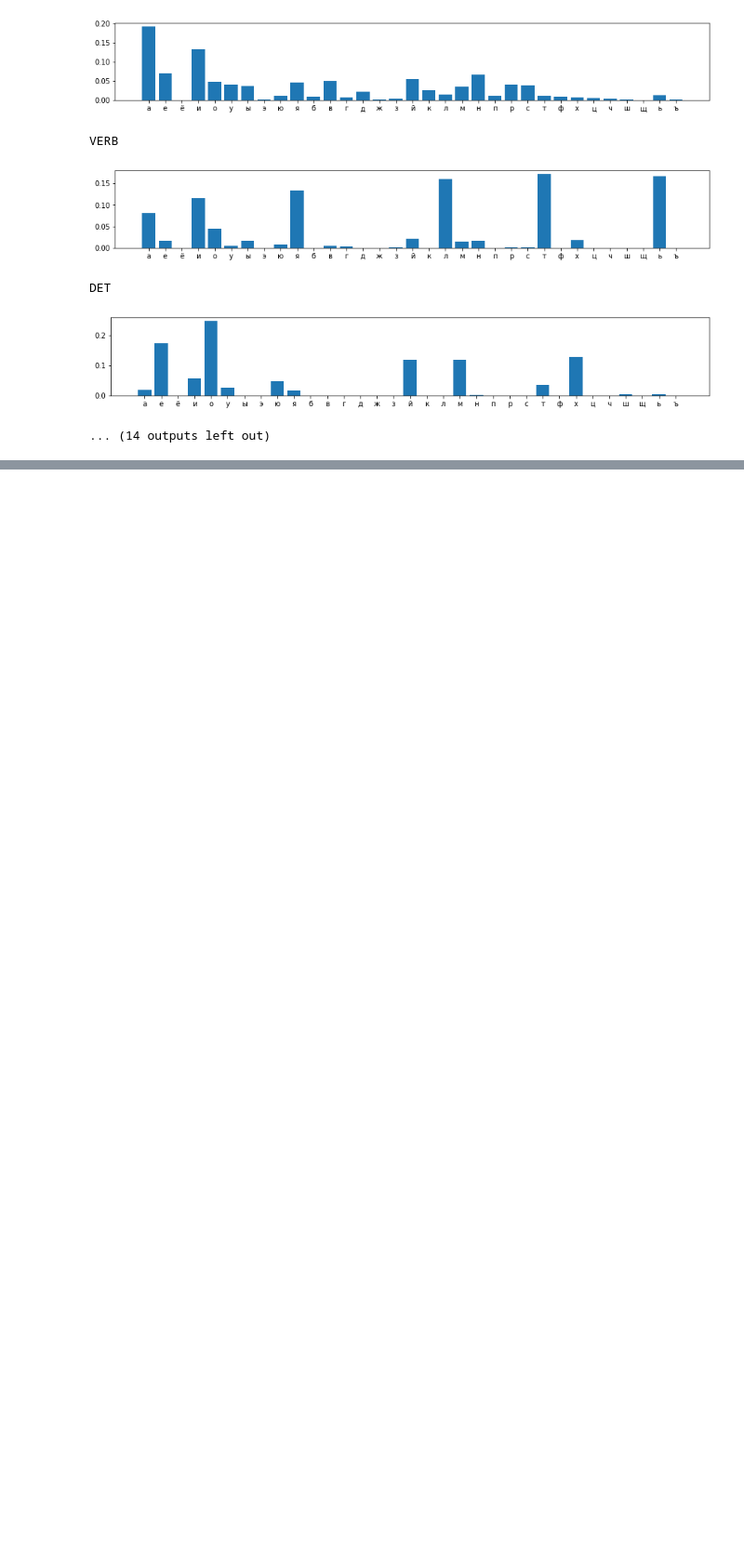
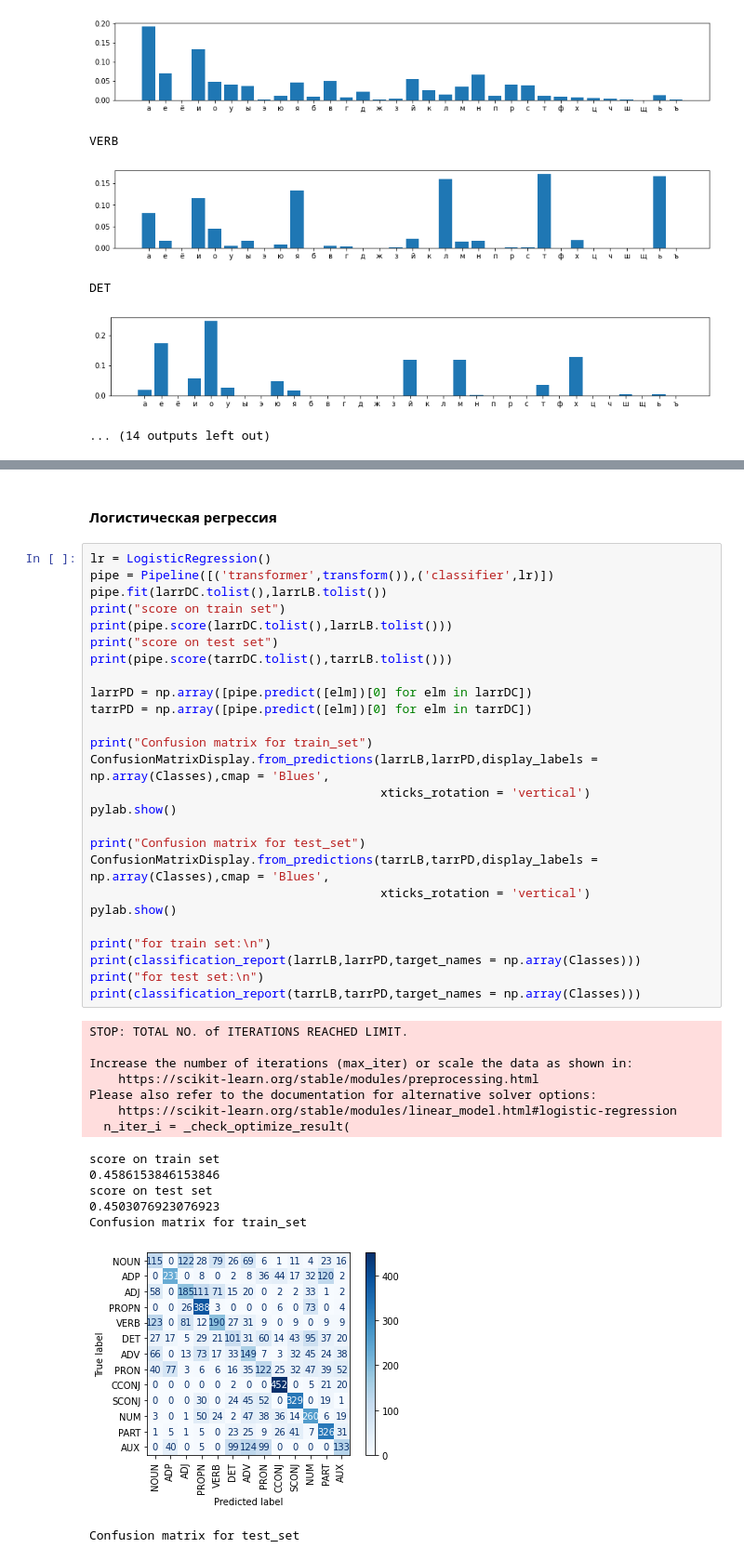
Before and after one commit to Megict/multimedia_KP, a Jupyter notebook: KP.ipynb, the cells around one changed output, grey strips where cells are left out. Shown at 93% size. Drawn from its saved outputs; the diff is of its cells as text; blank space fills up the shorter version.

```diff
--- a/KP.ipynb
+++ b/KP.ipynb
@@ -637,0 +858,43 @@ AVG length by classes
+# %% [markdown]
+#### Логистическая регрессия
+# %%
+lr = LogisticRegression()
+pipe = Pipeline([('transformer',transform()),('classifier',lr)])
+pipe.fit(larrDC.tolist(),larrLB.tolist())
+print("score on train set")
+print(pipe.score(larrDC.tolist(),larrLB.tolist()))
+print("score on test set")
+print(pipe.score(tarrDC.tolist(),tarrLB.tolist()))
+
+larrPD = np.array([pipe.predict([elm])[0] for elm in larrDC])
+tarrPD = np.array([pipe.predict([elm])[0] for elm in tarrDC])
+
+print("Confusion matrix for train_set")
+ConfusionMatrixDisplay.from_predictions(larrLB,larrPD,display_labels = np.array(Classes),cmap = 'Blues',
+                                        xticks_rotation = 'vertical')
+pylab.show()
+
+print("Confusion matrix for test_set")
+ConfusionMatrixDisplay.from_predictions(tarrLB,tarrPD,display_labels = np.array(Classes),cmap = 'Blues',
+                                        xticks_rotation = 'vertical')
+pylab.show()
+
+print("for train set:\n")
+print(classification_report(larrLB,larrPD,target_names = np.array(Classes)))
+print("for test set:\n")
+print(classification_report(tarrLB,tarrPD,target_names = np.array(Classes)))
+# %% [output]
+STOP: TOTAL NO. of ITERATIONS REACHED LIMIT.
+
+Increase the number of iterations (max_iter) or scale the data as shown in:
+    https://scikit-learn.org/stable/modules/preprocessing.html
+Please also refer to the documentation for alternative solver options:
+    https://scikit-learn.org/stable/modules/linear_model.html#logistic-regression
+  n_iter_i = _check_optimize_result(
+score on train set
+0.4586153846153846
+score on test set
+0.4503076923076923
+Confusion matrix for train_set
+[figure, added]
+Confusion matrix for test_set
```
Also changed, not shown: parts of 61 cells of this notebook.
